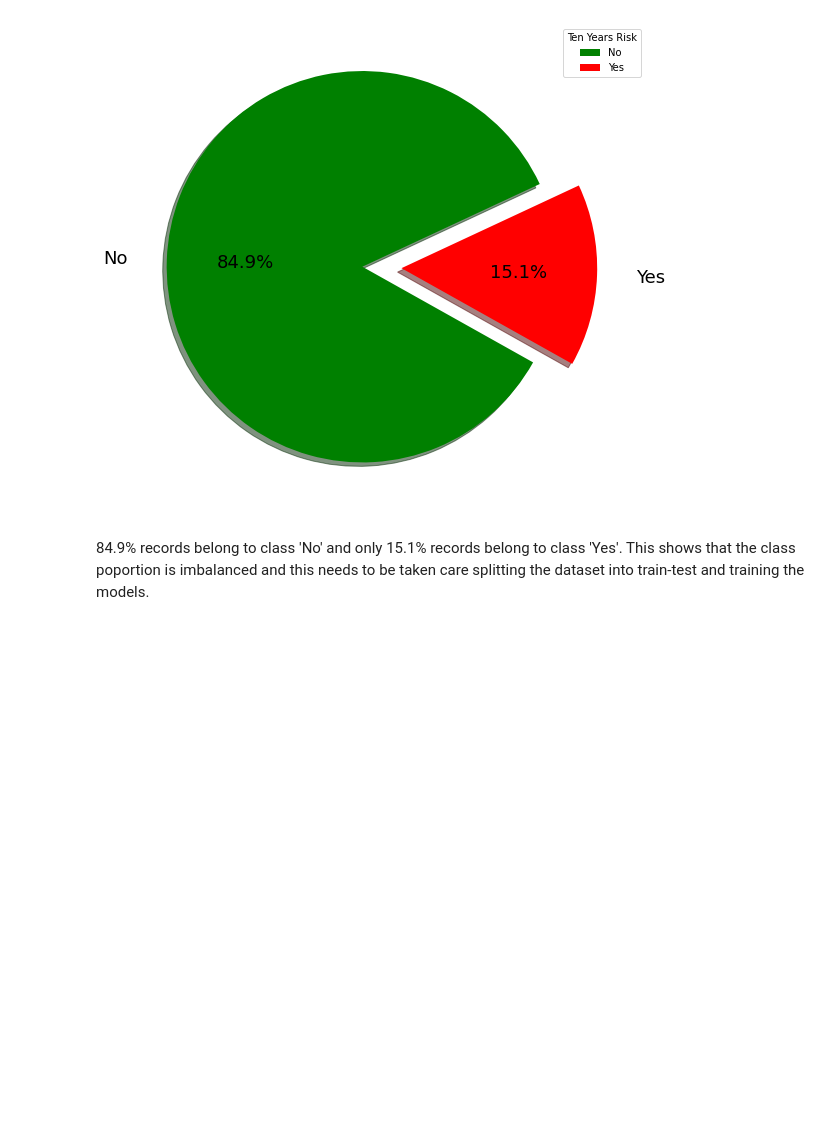
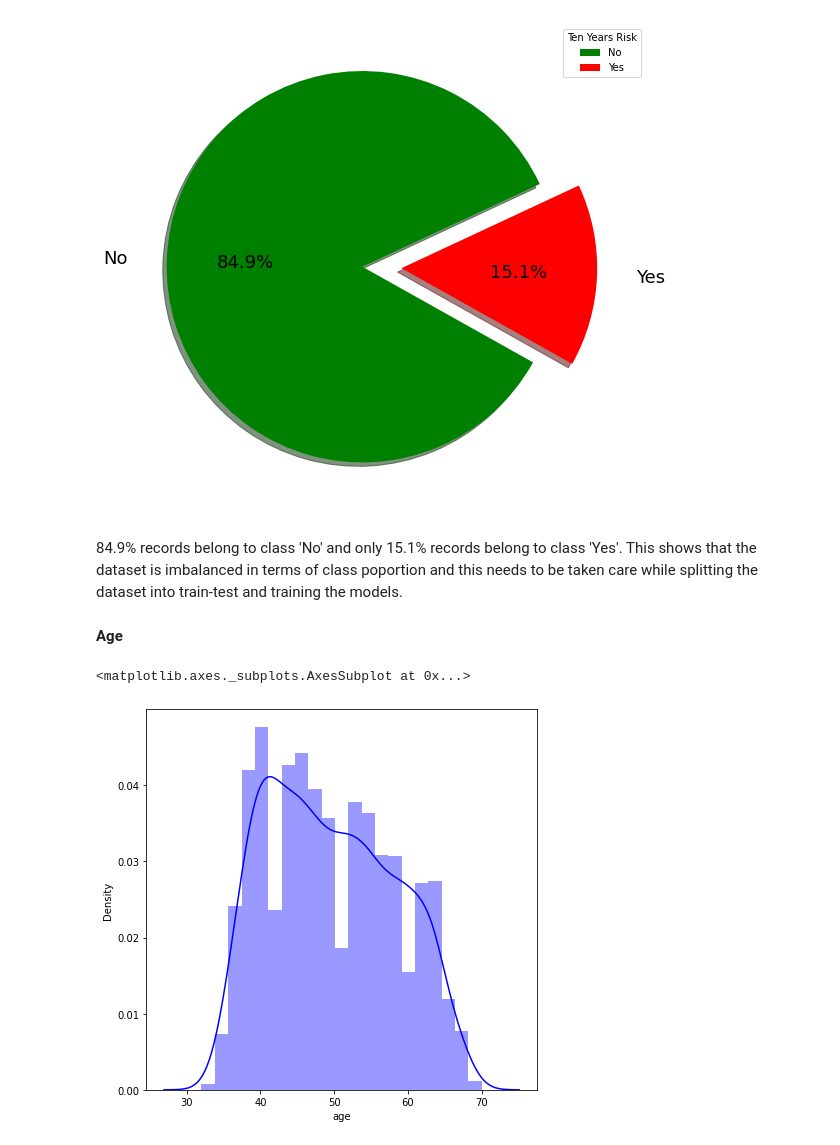
Before and after one commit to shetehm/Cardiovascular-Risk-Prediction, a Jupyter notebook: Individual_Colab_Cardiovascular_Risk_Prediction.ipynb, the cells around one changed output. Saved outputs shown, nothing was run; the diff lists cells and outputs as text; code cells hidden in the pictures; blank space fills up the shorter version.

```diff
--- a/Individual_Colab_Cardiovascular_Risk_Prediction.ipynb
+++ b/Individual_Colab_Cardiovascular_Risk_Prediction.ipynb
@@ -262,4 +267,13 @@ plt.show()
 # %% [output]
 [figure]
 # %% [markdown]
-84.9% records belong to class 'No' and only 15.1% records belong to class 'Yes'. This shows that the class poportion is imbalanced and this needs to be taken care splitting the dataset into train-test and training the models.
+84.9% records belong to class 'No' and only 15.1% records belong to class 'Yes'. This shows that the dataset is imbalanced in terms of class poportion and this needs to be taken care while splitting the dataset into train-test and training the models.
+# %% [markdown]
+**Age**
+# %%
+# Dependent variable 'Rented Bike Count'
+plt.figure(figsize=(7,7))
+sns.distplot(cardio_df['age'],color="b")
+# %% [output]
+<matplotlib.axes._subplots.AxesSubplot at 0x...>
+[figure, added]
```
Also changed, not shown: parts of 75 cells of this notebook.
